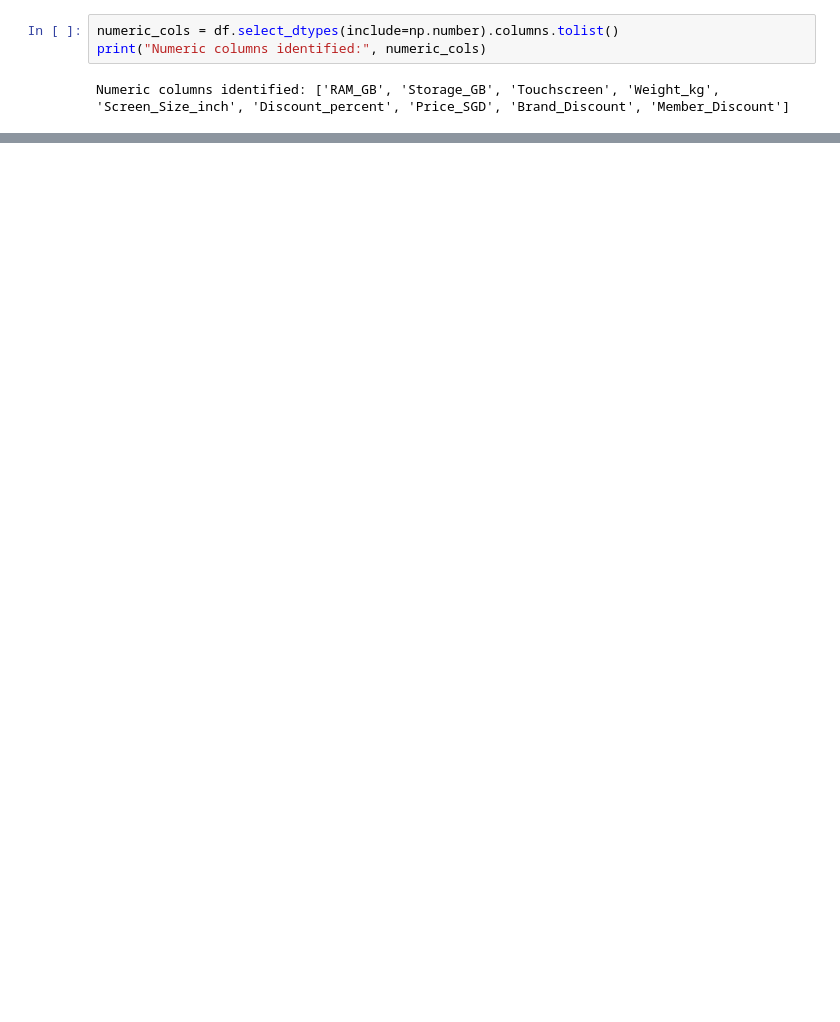
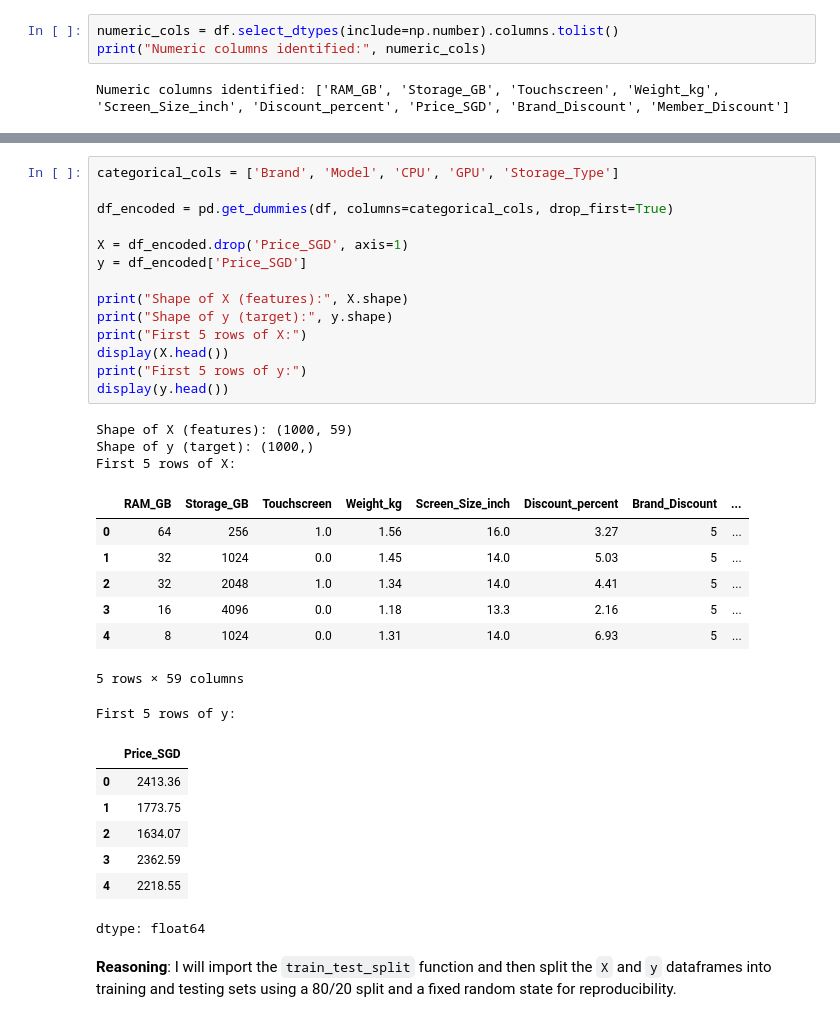
Before and after one commit to Jhonald73/TPproj_github, a Jupyter notebook: Main.ipynb, the cells around one changed output, grey strips where cells are left out. Cells and saved outputs as stored; diff of their text form; blank space fills up the shorter version.

```diff
--- a/Main.ipynb
+++ b/Main.ipynb
@@ -133,0 +298,36 @@ Rows represent laptop specification. Target variable is "Price" and numeric data
+# %%
+categorical_cols = ['Brand', 'Model', 'CPU', 'GPU', 'Storage_Type']
+
+df_encoded = pd.get_dummies(df, columns=categorical_cols, drop_first=True)
+
+X = df_encoded.drop('Price_SGD', axis=1)
+y = df_encoded['Price_SGD']
+
+print("Shape of X (features):", X.shape)
+print("Shape of y (target):", y.shape)
+print("First 5 rows of X:")
+display(X.head())
+print("First 5 rows of y:")
+display(y.head())
+# %% [output]
+Shape of X (features): (1000, 59)
+Shape of y (target): (1000,)
+First 5 rows of X:
+|  | RAM_GB | Storage_GB | Touchscreen | Weight_kg | Screen_Size_inch | Discount_percent | Brand_Discount | ... |
+| 0 | 64 | 256 | 1.0 | 1.56 | 16.0 | 3.27 | 5 | ... |
+| 1 | 32 | 1024 | 0.0 | 1.45 | 14.0 | 5.03 | 5 | ... |
+| 2 | 32 | 2048 | 1.0 | 1.34 | 14.0 | 4.41 | 5 | ... |
+| 3 | 16 | 4096 | 0.0 | 1.18 | 13.3 | 2.16 | 5 | ... |
+| 4 | 8 | 1024 | 0.0 | 1.31 | 14.0 | 6.93 | 5 | ... |
+5 rows × 59 columns
+First 5 rows of y:
+|  | Price_SGD |
+| 0 | 2413.36 |
+| 1 | 1773.75 |
+| 2 | 1634.07 |
+| 3 | 2362.59 |
+| 4 | 2218.55 |
+dtype: float64
+# %% [markdown]
+**Reasoning**:
+I will import the `train_test_split` function and then split the `X` and `y` dataframes into training and testing sets using a 80/20 split and a fixed random state for reproducibility.
```
Also changed, not shown: parts of 37 cells of this notebook.
